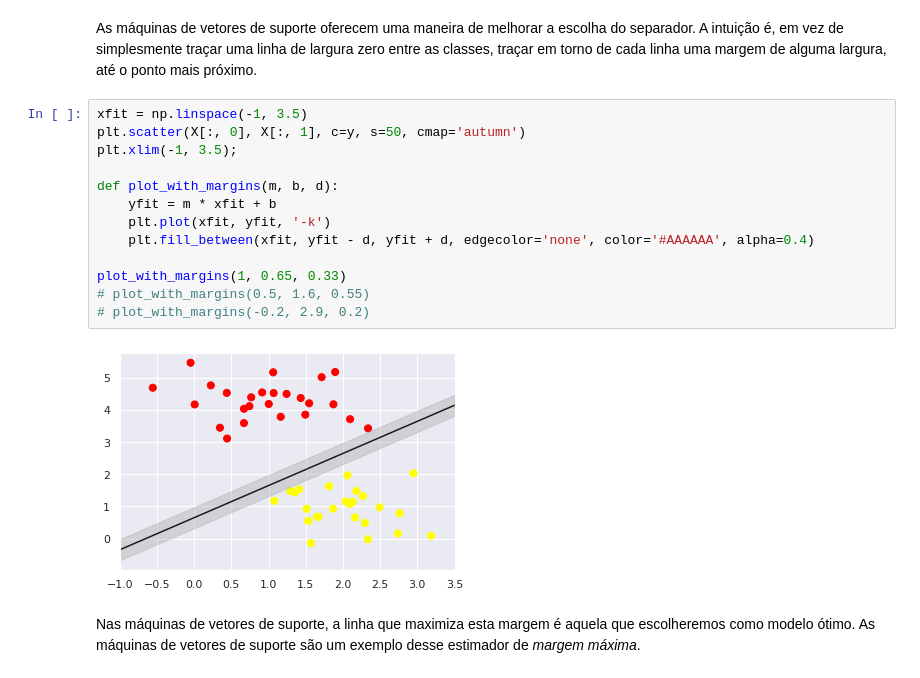
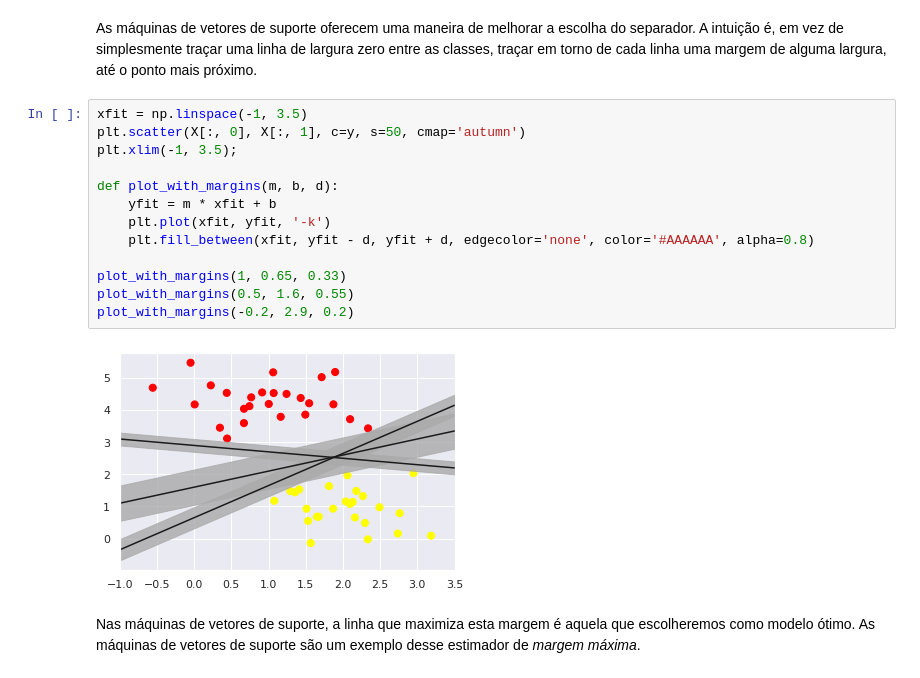
Before and after one commit to paulotguerra/QXD0178, a Jupyter notebook: 02.01-Mineracao-de-Dados-Classificacao.ipynb, the cells around one changed output. Cells and saved outputs as stored; diff of their text form.

```diff
--- a/02.01-Mineracao-de-Dados-Classificacao.ipynb
+++ b/02.01-Mineracao-de-Dados-Classificacao.ipynb
@@ -309,18 +291,18 @@ As máquinas de vetores de suporte oferecem uma maneira de melhorar a escolha do
 # %%
 xfit = np.linspace(-1, 3.5)
 plt.scatter(X[:, 0], X[:, 1], c=y, s=50, cmap='autumn')
 plt.xlim(-1, 3.5);
 
 def plot_with_margins(m, b, d):
     yfit = m * xfit + b
     plt.plot(xfit, yfit, '-k')
-    plt.fill_between(xfit, yfit - d, yfit + d, edgecolor='none', color='#AAAAAA', alpha=0.4)
+    plt.fill_between(xfit, yfit - d, yfit + d, edgecolor='none', color='#AAAAAA', alpha=0.8)
 
 plot_with_margins(1, 0.65, 0.33)
-# plot_with_margins(0.5, 1.6, 0.55)
-# plot_with_margins(-0.2, 2.9, 0.2)
+plot_with_margins(0.5, 1.6, 0.55)
+plot_with_margins(-0.2, 2.9, 0.2)
 # %% [output]
-[figure, old version]
+[figure, new version]
 # %% [markdown]
 Nas máquinas de vetores de suporte, a linha que maximiza esta margem é aquela que escolheremos como modelo ótimo. As máquinas de vetores de suporte são um exemplo desse estimador de *margem máxima*.
 # %% [markdown]
```
Also changed, not shown: parts of 21 cells of this notebook.
